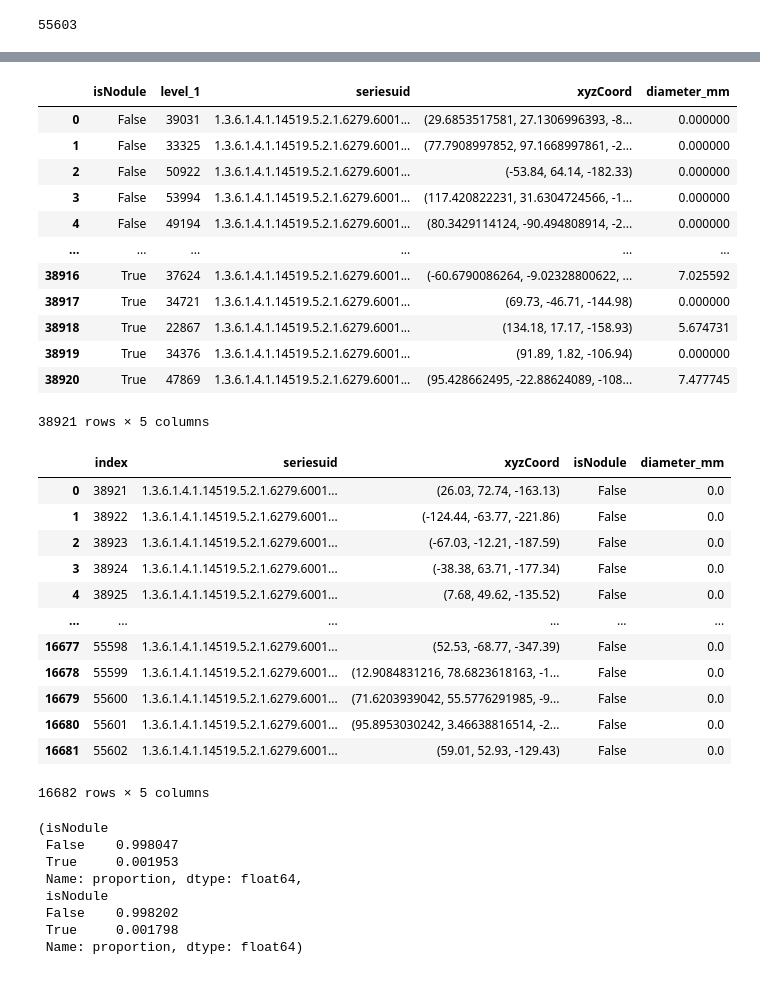
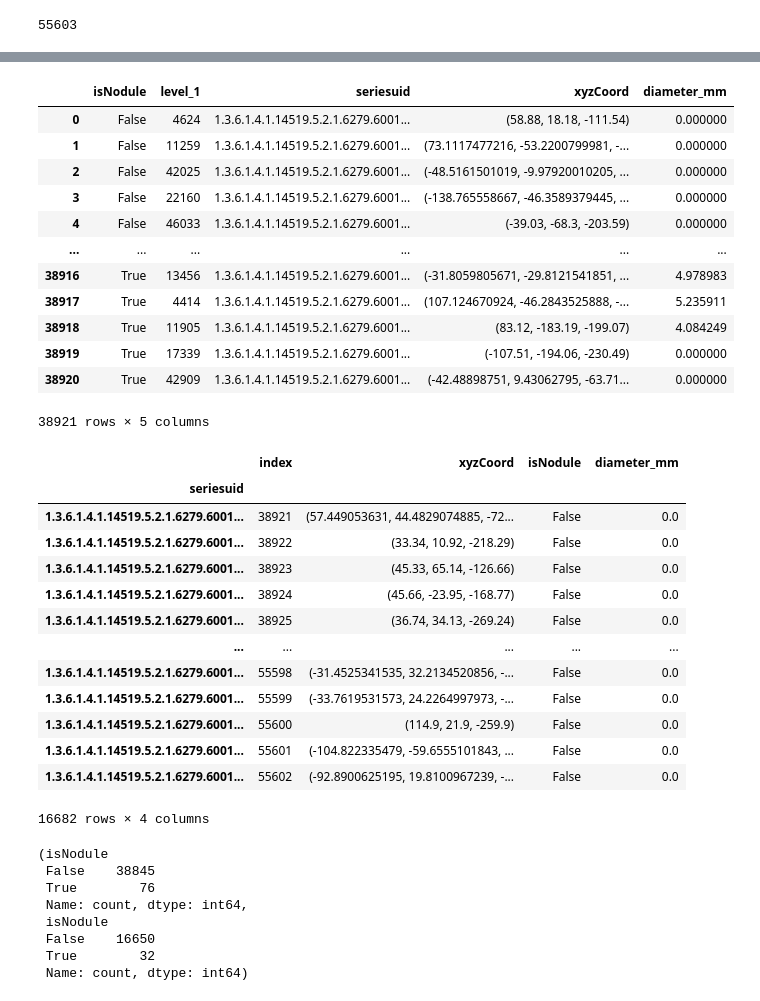
Before and after one commit to dolphinnG/Luna-Grand-Chalenge, a Jupyter notebook: test_preprocess_code.ipynb, the cells around one changed output, grey strips where cells are left out. Drawn from its saved outputs; the diff is of its cells as text; code cells hidden in the pictures.

```diff
--- a/test_preprocess_code.ipynb
+++ b/test_preprocess_code.ipynb
@@ -435,8 +435,8 @@ num_samples = int(0.7 * len(exploded_reset_index))
 # Group the DataFrame by the boolean column and apply the sampling function
 grouped = exploded_reset_index.groupby('isNodule')
 list(grouped)
-# # Create the bigger set by sampling from each group proportionally
-# bigger_set = grouped.apply(lambda x: x.sample(zz), include_groups=False)
-# bigger_set.reset_index(drop=False, inplace=True)
-# # bigger_set.set_index('seriesuid', inplace=True)
+# Create the bigger set by sampling from each group proportionally
+bigger_set = grouped.apply(lambda x: x.sample(int(num_samples * len(x) / len(exploded_reset_index))), include_groups=False)
+bigger_set.reset_index(drop=False, inplace=True)
+# bigger_set.set_index('seriesuid', inplace=True)
 # zz
@@ -462,51 +444,52 @@ list(grouped)
 bigger_set
 # %% [output]
 |  | isNodule | level_1 | seriesuid | xyzCoord | diameter_mm |
-| 0 | False | 39031 | 1.3.6.1.4.1.14519.5.2.1.6279.6001... | (29.6853517581, 27.1306996393, -8... | 0.000000 |
-| 1 | False | 33325 | 1.3.6.1.4.1.14519.5.2.1.6279.6001... | (77.7908997852, 97.1668997861, -2... | 0.000000 |
-| 2 | False | 50922 | 1.3.6.1.4.1.14519.5.2.1.6279.6001... | (-53.84, 64.14, -182.33) | 0.000000 |
-| 3 | False | 53994 | 1.3.6.1.4.1.14519.5.2.1.6279.6001... | (117.420822231, 31.6304724566, -1... | 0.000000 |
-| 4 | False | 49194 | 1.3.6.1.4.1.14519.5.2.1.6279.6001... | (80.3429114124, -90.494808914, -2... | 0.000000 |
+| 0 | False | 4624 | 1.3.6.1.4.1.14519.5.2.1.6279.6001... | (58.88, 18.18, -111.54) | 0.000000 |
+| 1 | False | 11259 | 1.3.6.1.4.1.14519.5.2.1.6279.6001... | (73.1117477216, -53.2200799981, -... | 0.000000 |
+| 2 | False | 42025 | 1.3.6.1.4.1.14519.5.2.1.6279.6001... | (-48.5161501019, -9.97920010205, ... | 0.000000 |
+| 3 | False | 22160 | 1.3.6.1.4.1.14519.5.2.1.6279.6001... | (-138.765558667, -46.3589379445, ... | 0.000000 |
+| 4 | False | 46033 | 1.3.6.1.4.1.14519.5.2.1.6279.6001... | (-39.03, -68.3, -203.59) | 0.000000 |
 | ... | ... | ... | ... | ... | ... |
-| 38916 | True | 37624 | 1.3.6.1.4.1.14519.5.2.1.6279.6001... | (-60.6790086264, -9.02328800622, ... | 7.025592 |
-| 38917 | True | 34721 | 1.3.6.1.4.1.14519.5.2.1.6279.6001... | (69.73, -46.71, -144.98) | 0.000000 |
-| 38918 | True | 22867 | 1.3.6.1.4.1.14519.5.2.1.6279.6001... | (134.18, 17.17, -158.93) | 5.674731 |
-| 38919 | True | 34376 | 1.3.6.1.4.1.14519.5.2.1.6279.6001... | (91.89, 1.82, -106.94) | 0.000000 |
-| 38920 | True | 47869 | 1.3.6.1.4.1.14519.5.2.1.6279.6001... | (95.428662495, -22.88624089, -108... | 7.477745 |
+| 38916 | True | 13456 | 1.3.6.1.4.1.14519.5.2.1.6279.6001... | (-31.8059805671, -29.8121541851, ... | 4.978983 |
+| 38917 | True | 4414 | 1.3.6.1.4.1.14519.5.2.1.6279.6001... | (107.124670924, -46.2843525888, -... | 5.235911 |
+| 38918 | True | 11905 | 1.3.6.1.4.1.14519.5.2.1.6279.6001... | (83.12, -183.19, -199.07) | 4.084249 |
+| 38919 | True | 17339 | 1.3.6.1.4.1.14519.5.2.1.6279.6001... | (-107.51, -194.06, -230.49) | 0.000000 |
+| 38920 | True | 42909 | 1.3.6.1.4.1.14519.5.2.1.6279.6001... | (-42.48898751, 9.43062795, -63.71... | 0.000000 |
 38921 rows × 5 columns
 # %%
 
 # Create the smaller set by selecting the rows that are not in the bigger set
 smaller_set = exploded_reset_index.drop(bigger_set.index)
 
 # # Reset the indices
 # bigger_set.reset_index(drop=True, inplace=True)
 smaller_set.reset_index(drop=False, inplace=True)
-# smaller_set.set_index('seriesuid', inplace=True)
+smaller_set.set_index('seriesuid', inplace=True)
 smaller_set
 # %% [output]
-|  | index | seriesuid | xyzCoord | isNodule | diameter_mm |
-| 0 | 38921 | 1.3.6.1.4.1.14519.5.2.1.6279.6001... | (26.03, 72.74, -163.13) | False | 0.0 |
-| 1 | 38922 | 1.3.6.1.4.1.14519.5.2.1.6279.6001... | (-124.44, -63.77, -221.86) | False | 0.0 |
-| 2 | 38923 | 1.3.6.1.4.1.14519.5.2.1.6279.6001... | (-67.03, -12.21, -187.59) | False | 0.0 |
-| 3 | 38924 | 1.3.6.1.4.1.14519.5.2.1.6279.6001... | (-38.38, 63.71, -177.34) | False | 0.0 |
-| 4 | 38925 | 1.3.6.1.4.1.14519.5.2.1.6279.6001... | (7.68, 49.62, -135.52) | False | 0.0 |
-| ... | ... | ... | ... | ... | ... |
-| 16677 | 55598 | 1.3.6.1.4.1.14519.5.2.1.6279.6001... | (52.53, -68.77, -347.39) | False | 0.0 |
-| 16678 | 55599 | 1.3.6.1.4.1.14519.5.2.1.6279.6001... | (12.9084831216, 78.6823618163, -1... | False | 0.0 |
-| 16679 | 55600 | 1.3.6.1.4.1.14519.5.2.1.6279.6001... | (71.6203939042, 55.5776291985, -9... | False | 0.0 |
-| 16680 | 55601 | 1.3.6.1.4.1.14519.5.2.1.6279.6001... | (95.8953030242, 3.46638816514, -2... | False | 0.0 |
-| 16681 | 55602 | 1.3.6.1.4.1.14519.5.2.1.6279.6001... | (59.01, 52.93, -129.43) | False | 0.0 |
+|  | index | xyzCoord | isNodule | diameter_mm |
+| seriesuid |  |  |  |  |
+| 1.3.6.1.4.1.14519.5.2.1.6279.6001... | 38921 | (57.449053631, 44.4829074885, -72... | False | 0.0 |
+| 1.3.6.1.4.1.14519.5.2.1.6279.6001... | 38922 | (33.34, 10.92, -218.29) | False | 0.0 |
+| 1.3.6.1.4.1.14519.5.2.1.6279.6001... | 38923 | (45.33, 65.14, -126.66) | False | 0.0 |
+| 1.3.6.1.4.1.14519.5.2.1.6279.6001... | 38924 | (45.66, -23.95, -168.77) | False | 0.0 |
+| 1.3.6.1.4.1.14519.5.2.1.6279.6001... | 38925 | (36.74, 34.13, -269.24) | False | 0.0 |
+| ... | ... | ... | ... | ... |
+| 1.3.6.1.4.1.14519.5.2.1.6279.6001... | 55598 | (-31.4525341535, 32.2134520856, -... | False | 0.0 |
+| 1.3.6.1.4.1.14519.5.2.1.6279.6001... | 55599 | (-33.7619531573, 24.2264997973, -... | False | 0.0 |
+| 1.3.6.1.4.1.14519.5.2.1.6279.6001... | 55600 | (114.9, 21.9, -259.9) | False | 0.0 |
+| 1.3.6.1.4.1.14519.5.2.1.6279.6001... | 55601 | (-104.822335479, -59.6555101843, ... | False | 0.0 |
+| 1.3.6.1.4.1.14519.5.2.1.6279.6001... | 55602 | (-92.8900625195, 19.8100967239, -... | False | 0.0 |
-16682 rows × 5 columns
+16682 rows × 4 columns
 # %%
 # check the ration of true to false in the bigger set and smaller set
-bigger_set['isNodule'].value_counts(normalize=True), smaller_set['isNodule'].value_counts(normalize=True)
+bigger_set['isNodule'].value_counts(normalize=False), smaller_set['isNodule'].value_counts(normalize=False)
 # %% [output]
 (isNodule
- False    0.998047
- True     0.001953
- Name: proportion, dtype: float64,
+ False    38845
+ True        76
+ Name: count, dtype: int64,
  isNodule
- False    0.998202
- True     0.001798
- Name: proportion, dtype: float64)
+ False    16650
+ True        32
+ Name: count, dtype: int64)
```
Also changed, not shown: parts of 2 cells of this notebook, 2 other files.
